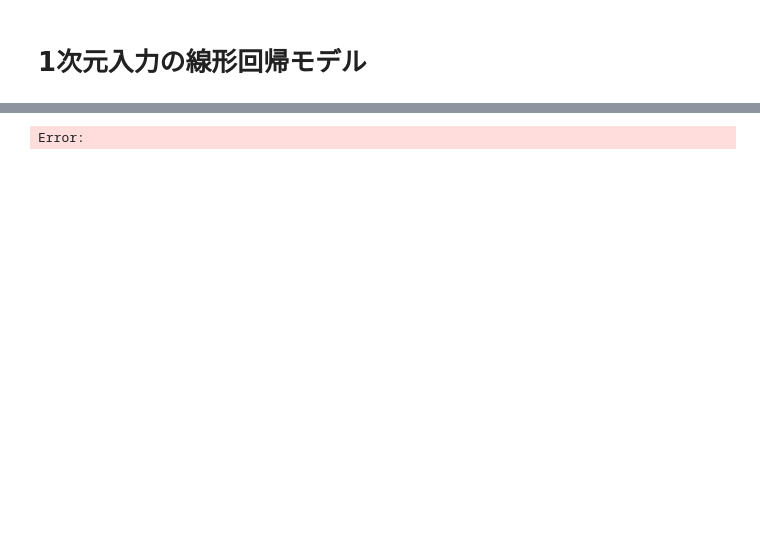
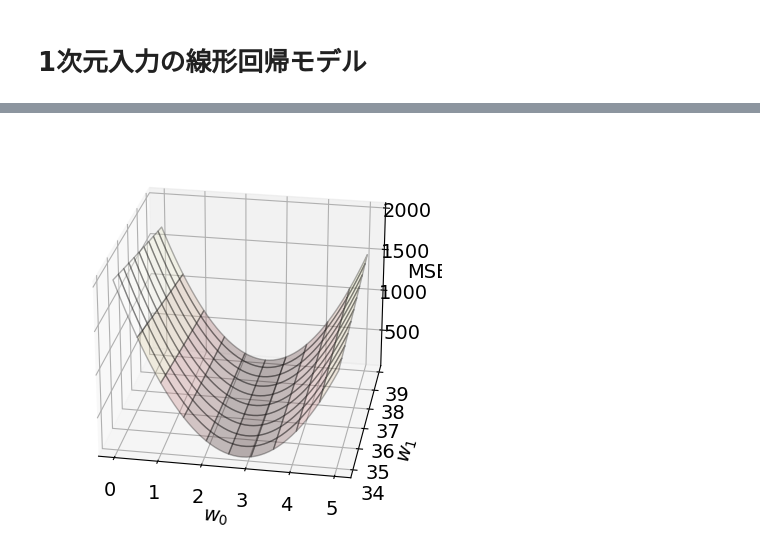
Before and after one commit to torikky/rl_practice, a Jupyter notebook: iRL/c03_samples/c03_1_regression_1d.ipynb, the cells around one changed output, grey strips where cells are left out. Drawn from its saved outputs; the diff is of its cells as text; code cells hidden in the pictures; blank space fills up the shorter version.

```diff
--- a/iRL/c03_samples/c03_1_regression_1d.ipynb
+++ b/iRL/c03_samples/c03_1_regression_1d.ipynb
@@ -174,35 +183,56 @@ Error:
 # %%
-# 図3-7右　本書での掲載はなし
+# 図3-7右　本書での掲載はなし # NOTE: このコードは動かない
+# def show_mse2_surf():
+#     w0_reso = 50
+#     w1_reso = 50
+#     w0s = np.linspace(0, 5, w0_reso)         # w0の範囲
+#     w1s = np.linspace(34, 39, w1_reso)       # w1の範囲
+#     mses = np.zeros((w1_reso, w0_reso))      # MSEを格納する2次元配列
 
+#     for i0 in range(w0_reso):
+#         for i1 in range(w1_reso):
+#             # MSEの計算
+#             mse = mse_linear_reg(xs, ts, w0s[i0], w1s[i1])
+#             mses[i1, i0] = mse
+
+#     ww0s, ww1s = np.meshgrid(w0s, w1s)
+#     fig = plt.figure(figsize=(5, 5))
+#     ax = fig.gca(projection='3d')
+#     ax.plot_surface(                         # 3Dグラフ
+#         ww0s, ww1s, mses, cmap='pink',
+#         alpha=0.3,
+#         rstride=5, cstride=5, edgecolor='black',
+#         )
+#     ax.view_init(elev=25, azim=-80)
+#     plt.ylabel('$w_1$')
+#     plt.xlabel('$w_0$')
+#     plt.grid(axis='both')
+
+# chatgptによる修正で動くようになったコード(3Dグラフ)
 def show_mse2_surf():
     w0_reso = 50
     w1_reso = 50
-    w0s = np.linspace(0, 5, w0_reso)         # w0の範囲
-    w1s = np.linspace(34, 39, w1_reso)       # w1の範囲
-    mses = np.zeros((w1_reso, w0_reso))      # MSEを格納する2次元配列
+    w0s = np.linspace(0, 5, w0_reso)
+    w1s = np.linspace(34, 39, w1_reso)
+    mses = np.zeros((w1_reso, w0_reso))
 
     for i0 in range(w0_reso):
         for i1 in range(w1_reso):
-            # MSEの計算
             mse = mse_linear_reg(xs, ts, w0s[i0], w1s[i1])
             mses[i1, i0] = mse
 
     ww0s, ww1s = np.meshgrid(w0s, w1s)
     fig = plt.figure(figsize=(5, 5))
-    ax = fig.gca(projection='3d')
-    ax.plot_surface(                         # 3Dグラフ
-        ww0s, ww1s, mses, cmap='pink',
-        alpha=0.3,
-        rstride=5, cstride=5, edgecolor='black',
-        )
+    ax = fig.add_subplot(111, projection='3d')
+    ax.plot_surface(ww0s, ww1s, mses, cmap='pink', alpha=0.3, rstride=5, cstride=5, edgecolor='black')
+    ax.set_xlabel('$w_0$')
+    ax.set_ylabel('$w_1$')
+    ax.set_zlabel('MSE')
     ax.view_init(elev=25, azim=-80)
-    plt.ylabel('$w_1$')
-    plt.xlabel('$w_0$')
-    plt.grid(axis='both')
 
 show_mse2_surf()
 # %% [output]
-Error:
+[figure, added]
 # %%
 # list 3-1-(7) dw0, dw1を求める関数
 
```
Also changed, not shown: parts of 14 cells of this notebook.
